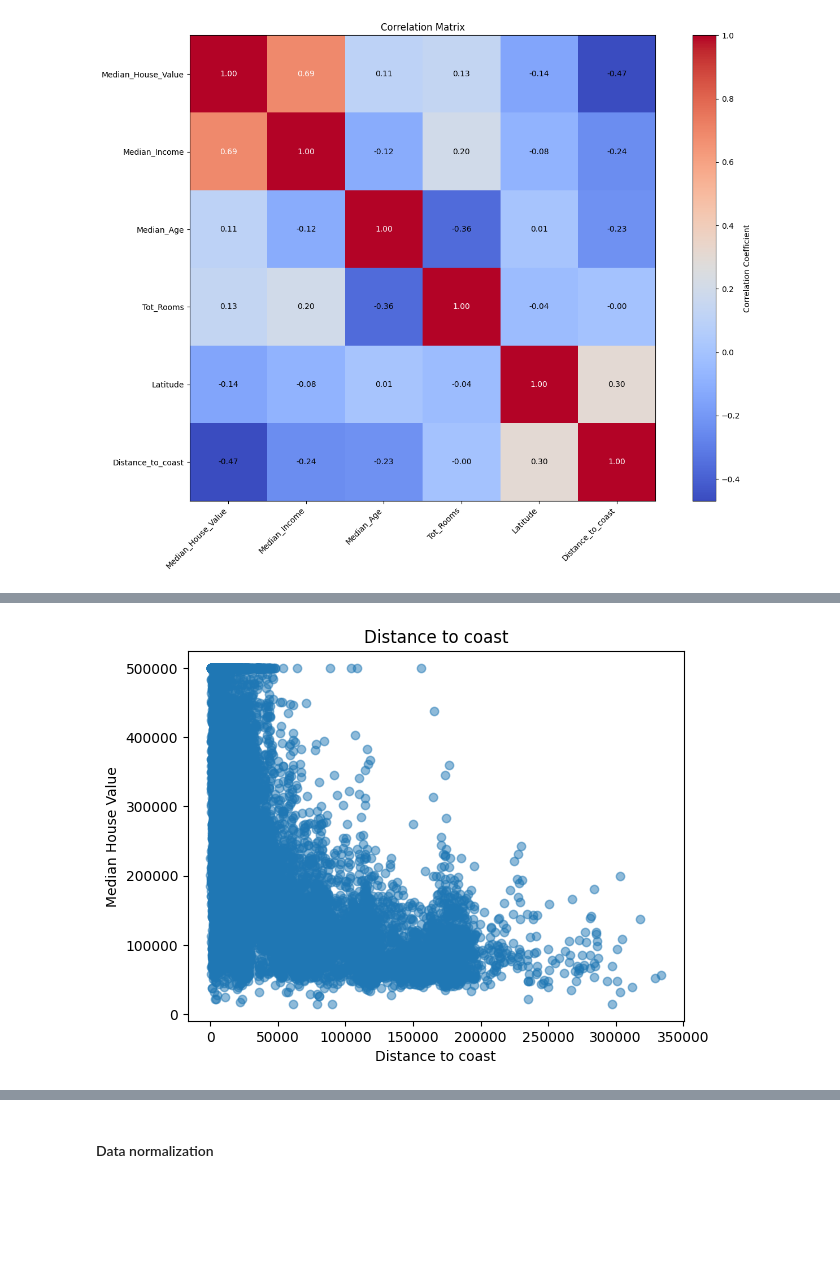
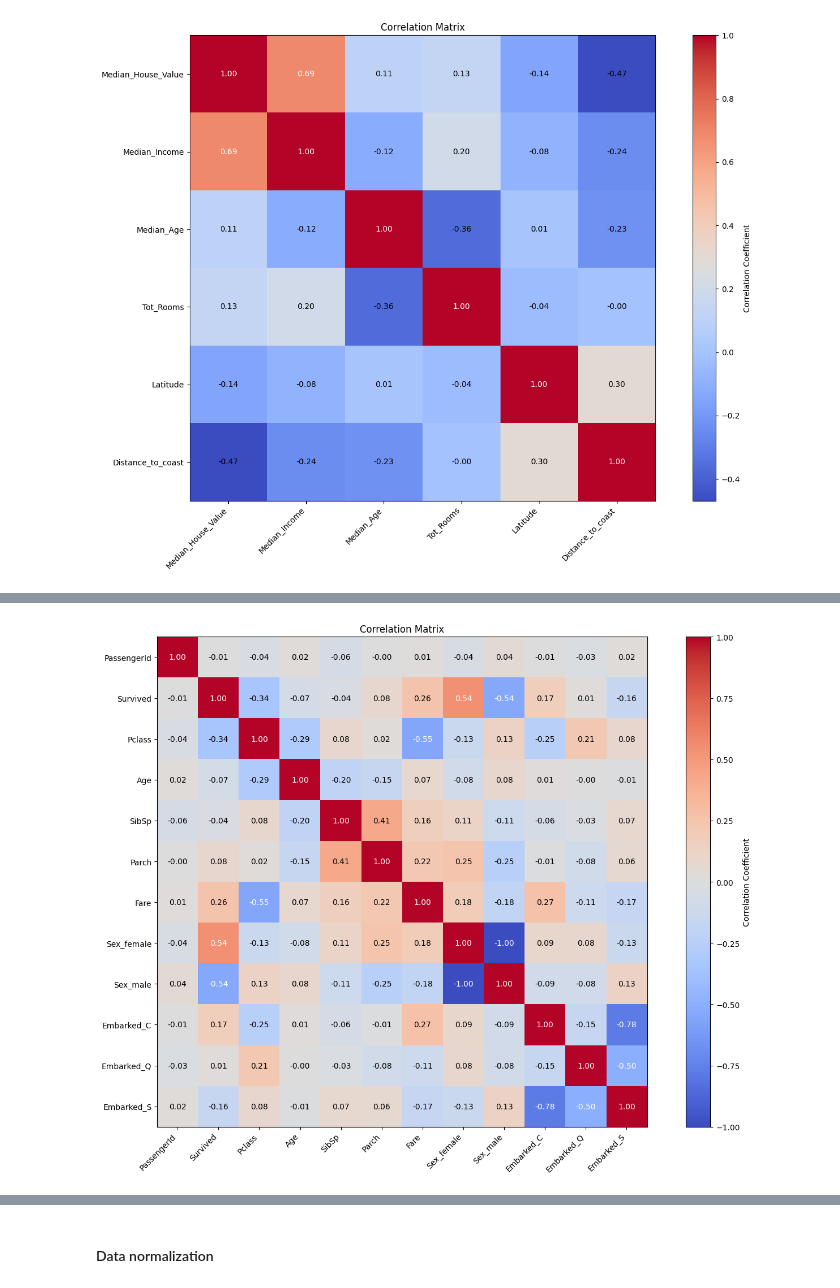
Before and after one commit to PNT131ITMO/5.AIS, a Jupyter notebook: Lab1/lab1.ipynb, the cells around one changed output, grey strips where cells are left out. Drawn from its saved outputs; the diff is of its cells as text; code cells hidden in the pictures; blank space fills up the shorter version.

```diff
--- a/Lab1/lab1.ipynb
+++ b/Lab1/lab1.ipynb
@@ -100,0 +164,5 @@ dtype: bool
+# %%
+df_titanic['Age'] = df_titanic['Age'].fillna(df_titanic['Age'].median())
+df_titanic['Embarked'] = df_titanic['Embarked'].ffill()
+
+selected_cols_titanic = df_titanic.drop(columns=['Cabin', 'Name', 'Ticket'])
@@ -118,0 +188,7 @@ df
+# %%
+selected_cols_titanic = selected_cols_titanic.drop_duplicates()
+selected_cols_titanic.shape
+
+selected_cols_titanic = pd.get_dummies(selected_cols_titanic, columns=['Sex', 'Embarked'], dtype='int64')
+selected_cols_titanic['Age'] = pd.cut(selected_cols_titanic['Age'], 4, labels=['1', '2', '3', '4']).astype('int64')
+selected_cols_titanic.head()
@@ -140,8 +214,0 @@ plt.show()
-# %%
-plt.scatter(selected_cols['Distance_to_coast'], selected_cols['Median_House_Value'], alpha=0.5)
-plt.xlabel('Distance to coast')
-plt.ylabel('Median House Value')
-plt.title('Distance to coast')
-plt.show()
-# %% [output]
-[figure, removed]
@@ -150,0 +215,4 @@ selected_cols.to_csv('data_preprocessing.csv', index=False)
+# %%
+plot_correlation_matrix(selected_cols_titanic)
+# %% [output]
+[figure, added]
```
Also changed, not shown: parts of 40 cells of this notebook, 4 other files.
